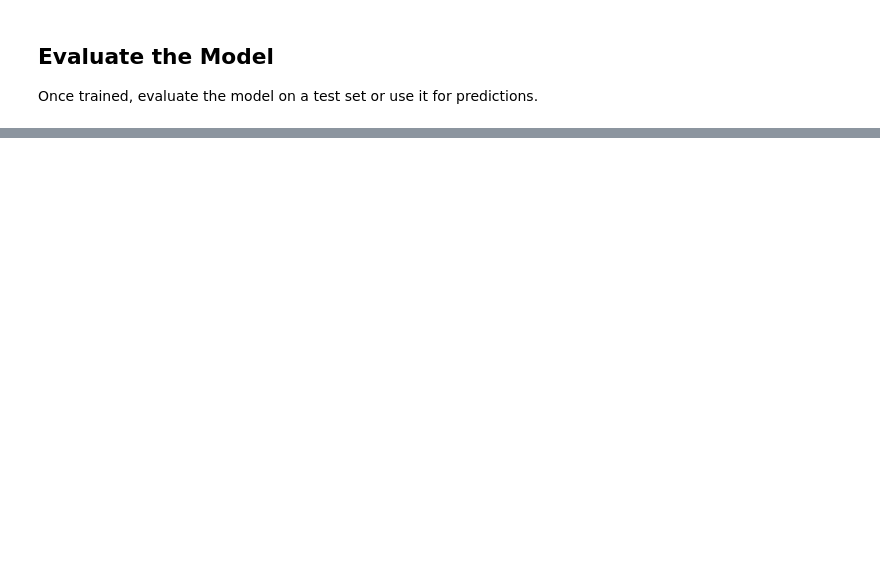
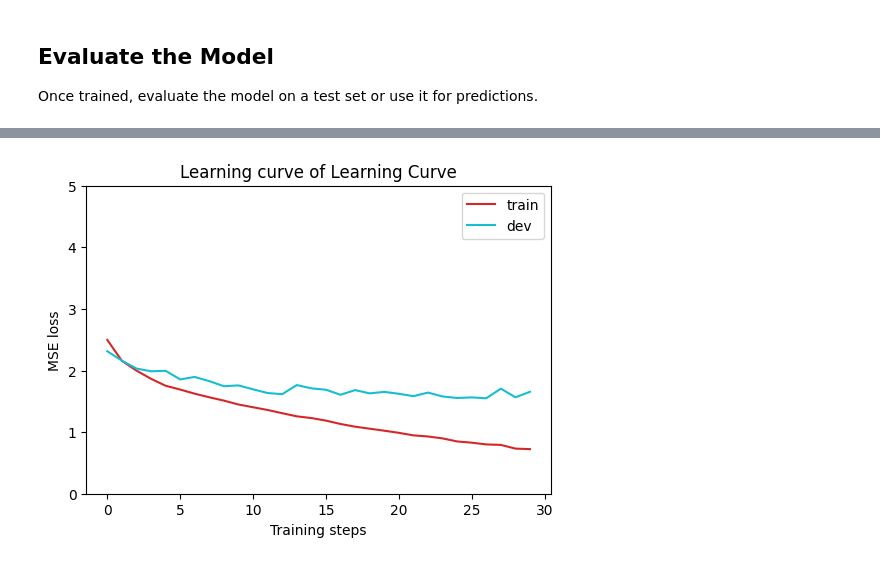
Before and after one commit to lucas6028/machine-learning, a Jupyter notebook: CNN/sports_balls.ipynb, the cells around one changed output, grey strips where cells are left out. Drawn from its saved outputs; the diff is of its cells as text; code cells hidden in the pictures; blank space fills up the shorter version.

```diff
--- a/CNN/sports_balls.ipynb
+++ b/CNN/sports_balls.ipynb
@@ -409 +409,33 @@ print(f"[ Test | accuracy = {test_acc:.5f} ]")
+# %%
+def synchronize_losses(train_loss, valid_loss, train_steps=46, valid_steps=12):
+    """
+    Synchronize training and validation losses for comparison.
+
+    Parameters:
+    train_loss: List of training losses
+    valid_loss: List of validation losses
+    train_steps: Number of training steps per epoch
+    valid_steps: Number of validation steps per epoch
+
+    Returns:
+    Tuple of synchronized losses (train_loss_synced, valid_loss_synced)
+    """
+    # Reshape losses into epochs
+    train_epochs = [train_loss[i:i + train_steps] for i in range(0, len(train_loss), train_steps)]
+    valid_epochs = [valid_loss[i:i + valid_steps] for i in range(0, len(valid_loss), valid_steps)]
+
+    # Calculate average loss per epoch
+    train_loss_synced = [np.mean(epoch) for epoch in train_epochs]
+    valid_loss_synced = [np.mean(epoch) for epoch in valid_epochs]
+
+    return train_loss_synced, valid_loss_synced
+# %%
+train_loss = np.array(train_loss)
+valid_loss = np.array(valid_loss)
+train_loss_synced, valid_loss_synced = synchronize_losses(train_loss, valid_loss)
+
+loss_record = {'train': train_loss_synced, 'dev': valid_loss_synced}
+plot_learning_curve(loss_record, title='Learning Curve')
+# %% [output]
+[figure, added]
 # %%
```
Also changed, not shown: parts of 3 cells of this notebook.
